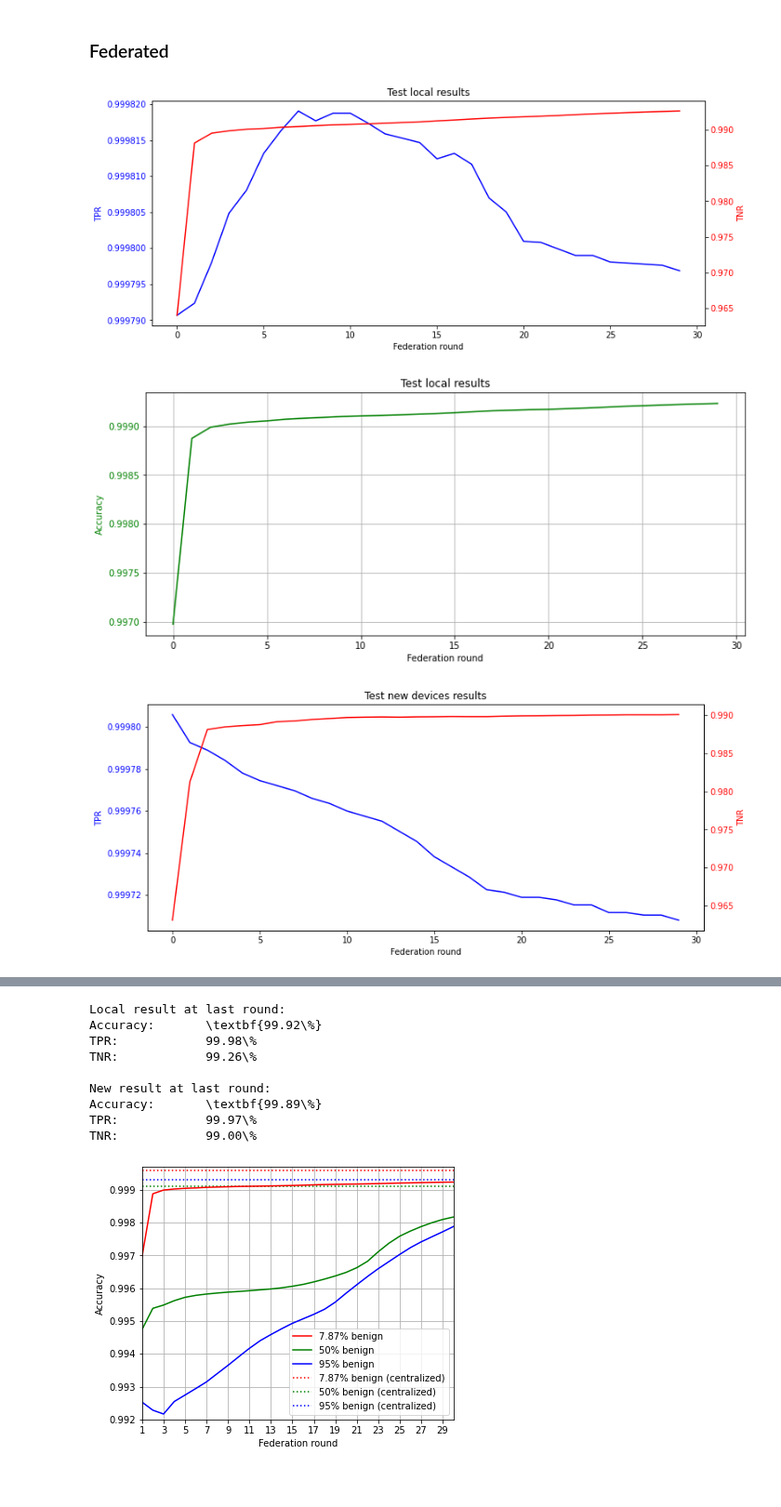
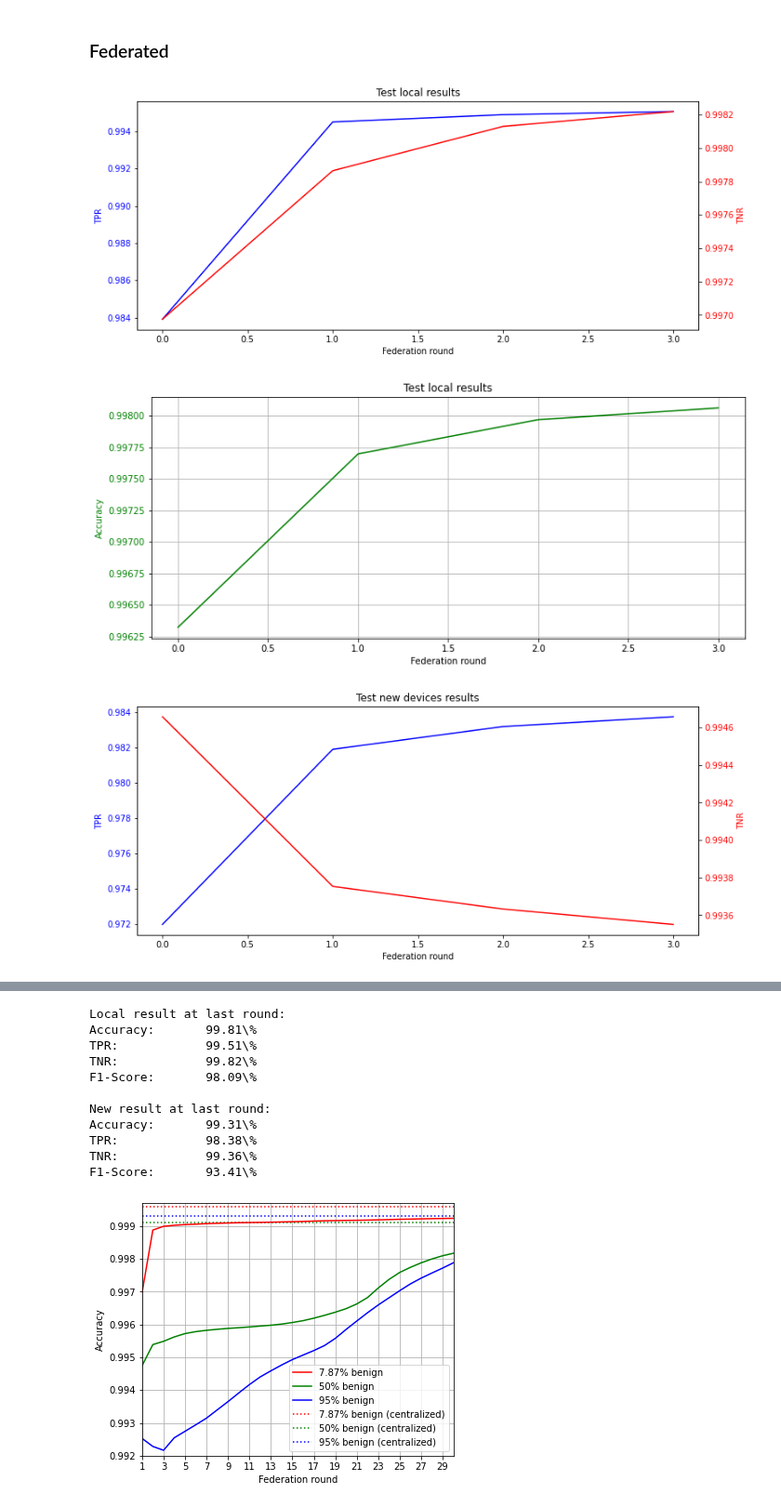
Before and after one commit to ValerianRey/fed_iot_guard, a Jupyter notebook: Test results.ipynb, the cells around one changed output, grey strips where cells are left out. Shown at 93% size. Cells and saved outputs as stored; diff of their text form; code cells hidden in the pictures; blank space fills up the shorter version.

```diff
--- a/Test results.ipynb
+++ b/Test results.ipynb
@@ -185,29 +185,29 @@ print(avg_threshold)
 # %%
 # TODO: rename the x-axis as epoch in fedsgd and make it start at 1 in both cases
 
-path_test = 'test_results/decentralized_classifier_fedavg/0,0787 5rr/'
+path_test = 'test_results/decentralized_classifier_fedsgd/NO_ATTACK/0,95 5rr 64bs tm2-2rs/'
 
 with open(path_test + 'local_results.json') as json_file:
     test_local_results = json.load(json_file)
 
 with open(path_test + 'new_devices_results.json') as json_file:
     test_new_results = json.load(json_file)
 
 local_results_per_round = get_results_per_round(test_local_results)
 plot_federated_tpr_tnr(local_results_per_round, title='Test local results')
 plot_federated_acc(local_results_per_round, title='Test local results', multi_epoch=True)
 
 new_results_per_round = get_results_per_round(test_new_results)
 plot_federated_tpr_tnr(new_results_per_round, title='Test new devices results')
 plot_federated_acc(new_results_per_round, title='Test new devices results')
 
 print('Local result at last round:')
-print_rates_latex(local_results_per_round[-1])
+print_rates_latex2(local_results_per_round[-1])
 print()
 
 print('New result at last round:')
-print_rates_latex(new_results_per_round[-1])
+print_rates_latex2(new_results_per_round[-1])
 # %% [output]
-[figure, old version]
+[figure, new version]
-[figure, old version]
+[figure, new version]
-[figure, old version]
+[figure, new version]
@@ -215,12 +215,14 @@ print_rates_latex(new_results_per_round[-1])
 Local result at last round:
-Accuracy:       \textbf{99.92\%}
-TPR:            99.98\%
-TNR:            99.26\%
+Accuracy:       99.81\%
+TPR:            99.51\%
+TNR:            99.82\%
+F1-Score:       98.09\%
 
 New result at last round:
-Accuracy:       \textbf{99.89\%}
-TPR:            99.97\%
-TNR:            99.00\%
+Accuracy:       99.31\%
+TPR:            98.38\%
+TNR:            99.36\%
+F1-Score:       93.41\%
 # %%
 def plot_federated_acc_2(res1, res2, res3, multi_epoch=True, save=False):
     fig, ax = plt.subplots(figsize=(6, 5))
```
Also changed, not shown: parts of 9 cells of this notebook.
